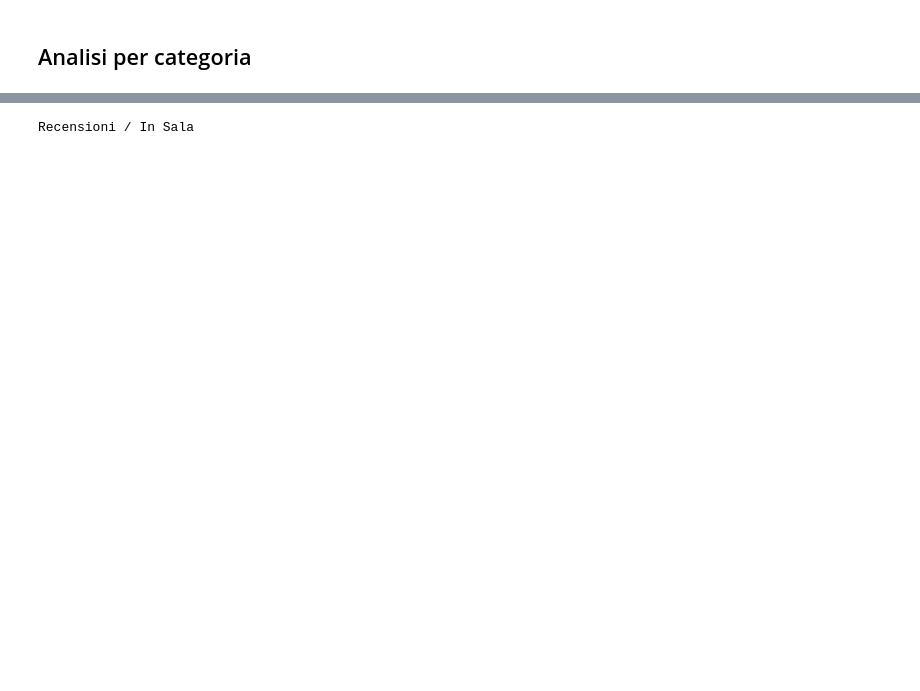
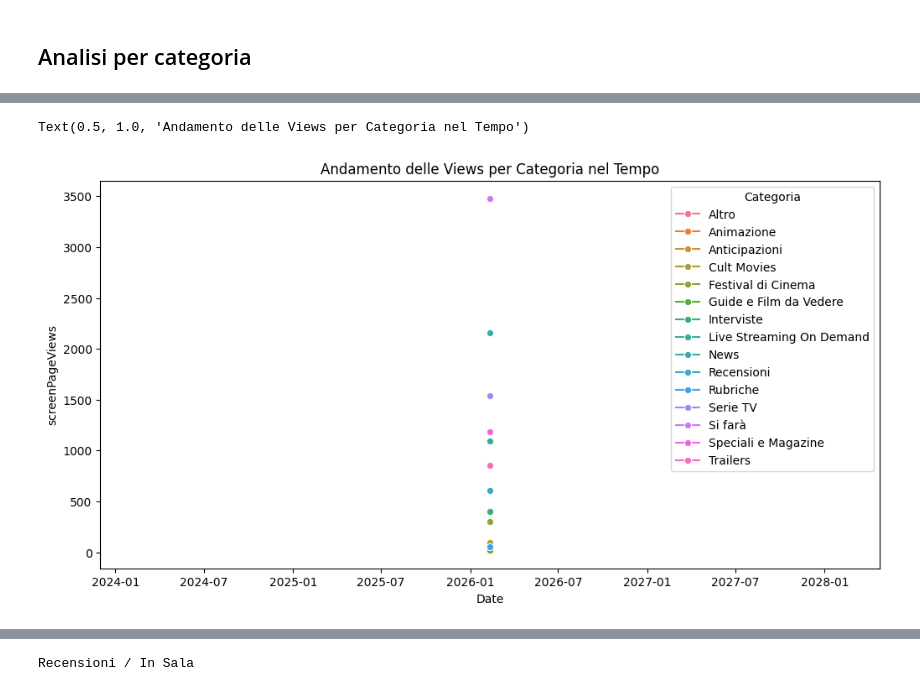
Before and after one commit to mandel94/td_toolkit, a Jupyter notebook: reports/weekly/weekly_nb.ipynb, the cells around one changed output, grey strips where cells are left out. Drawn from its saved outputs; the diff is of its cells as text; code cells hidden in the pictures; blank space fills up the shorter version.

```diff
--- a/reports/weekly/weekly_nb.ipynb
+++ b/reports/weekly/weekly_nb.ipynb
@@ -215,4 +222,32 @@ Rubriche                     1.104190
 Name: screenPageViews, dtype: float64
+# %%
+# Costruisci uno storico delle views, salva in un csv append only, taggato con data odierna
+
+views_by_category_df = views_by_category.reset_index()
+views_by_category_df['Date'] = pd.to_datetime('today').normalize()
+# Salva in un csv append only, solo se la date odierna non è già presente
+csv_path = '../../output/weekly/views_by_category_history.csv'
+# Se il file non esiste, crealo con le colonne Categoria, screenPageViews, Date
+if not os.path.exists(csv_path):
+    views_by_category_df.to_csv(csv_path, index=False)
+
+if os.path.exists(csv_path):
+    existing_df = pd.read_csv(csv_path)
+    existing_df['Date'] = pd.to_datetime(existing_df['Date'])
+    if not (existing_df['Date'] == views_by_category_df['Date'][0]).any():
+        updated_df = pd.concat([existing_df, views_by_category_df], ignore_index=True)
+        updated_df.to_csv(csv_path, index=False)
+
+# Visualizza l'andamento delle views per categoria nel tempo, usa seaborn per un grafico più bello
+history_df = pd.read_csv(csv_path)
+history_df['Date'] = pd.to_datetime(history_df['Date'])
+import seaborn as sns
+plt.figure(figsize=(12, 6))
+sns.lineplot(data=history_df, x='Date', y='screenPageViews', hue='Categoria', marker='o')
+plt.title('Andamento delle Views per Categoria nel Tempo')
+# %% [output]
+Text(0.5, 1.0, 'Andamento delle Views per Categoria nel Tempo')
+[figure, added]
 # %%
 # Def function that takes a pd.Series and returns the gini coefficient of the values
 def gini_coefficient(x: pd.Series) -> float:
```
Also changed, not shown: parts of 8 cells of this notebook, 9 other files.
